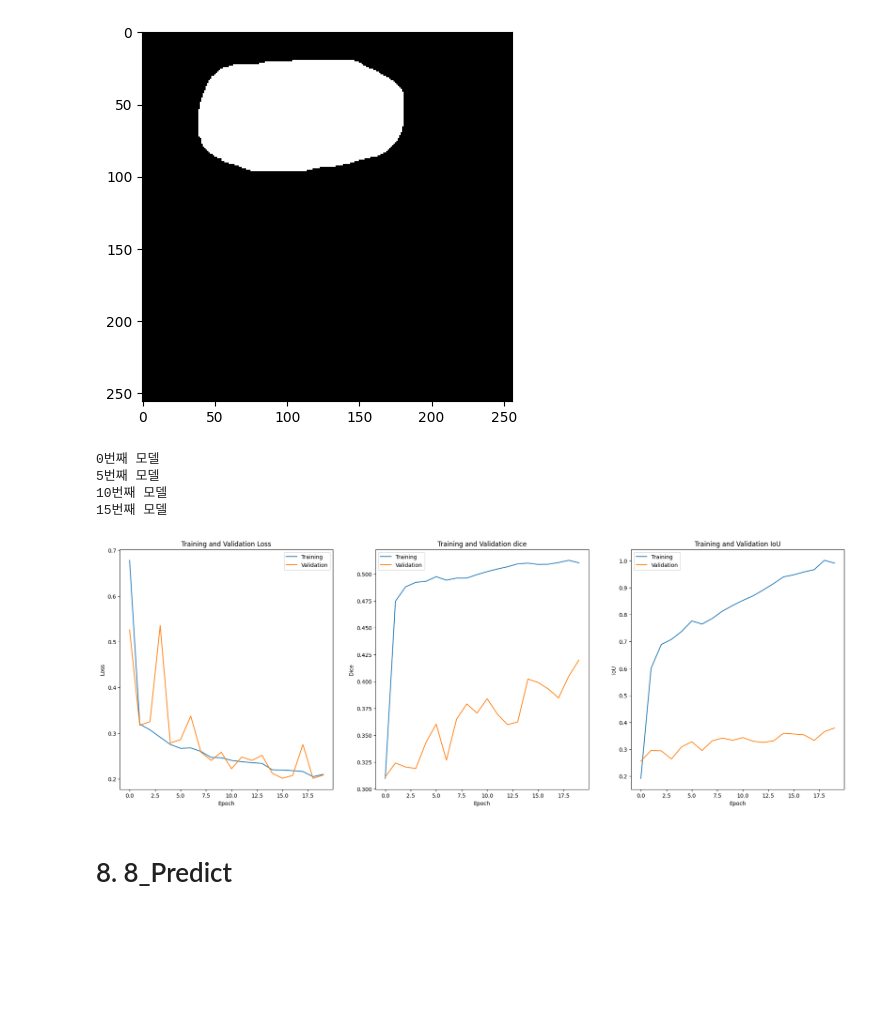
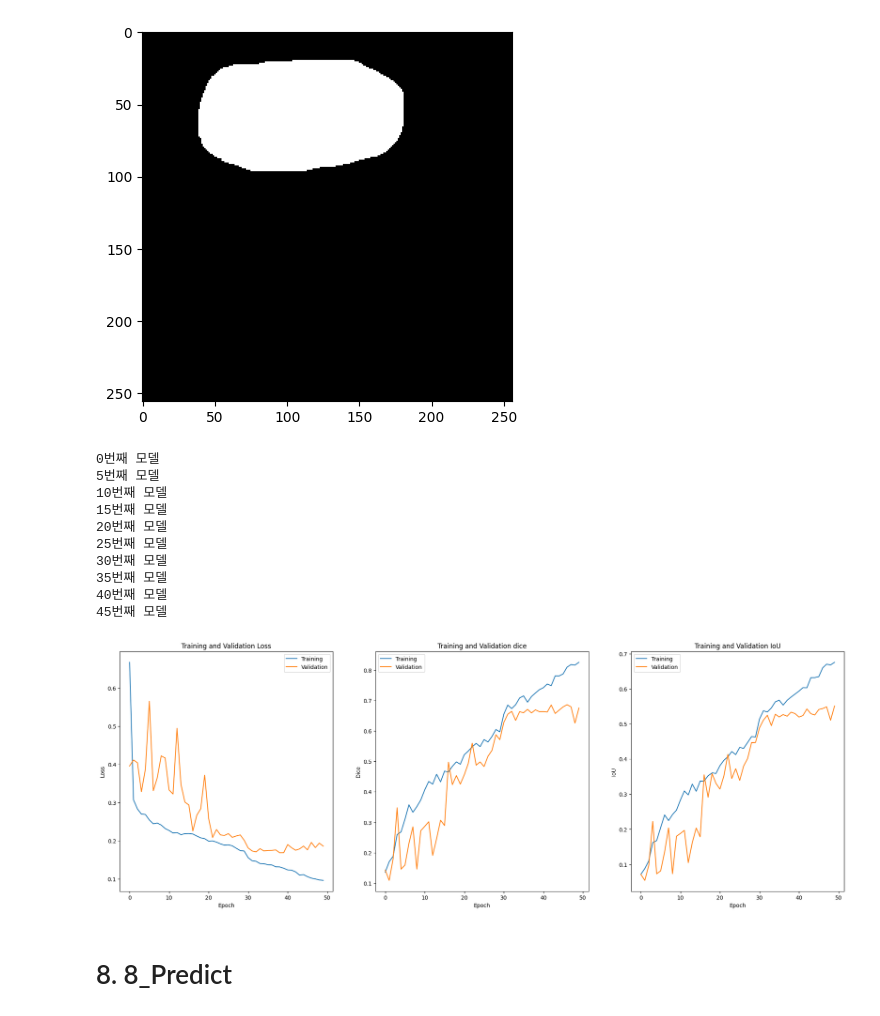
Before and after one commit to Dev-dtrezz/Breaset-Cancer-Segmentation, a Jupyter notebook: Breast Cancer Segmentation_02_train.ipynb, the cells around one changed output. Saved outputs shown, nothing was run; the diff lists cells and outputs as text; code cells hidden in the pictures; blank space fills up the shorter version.

```diff
--- a/Breast Cancer Segmentation_02_train.ipynb
+++ b/Breast Cancer Segmentation_02_train.ipynb
@@ -804,7 +855,7 @@ tensor([[[0, 0, 0,  ..., 0, 0, 0],
          [0, 0, 0,  ..., 0, 0, 0]]], device='cuda:0')
 [figure]
 # %%
-model_path = '/content/drive/MyDrive/03.Breast Cancer Segmentation/model_weights/240604_train1/'
+model_path = '/content/drive/MyDrive/03.Breast Cancer Segmentation/model_weights/240607_train4/'
 model_files = os.listdir(model_path)
 model_files = [os.path.join(model_path,i) for i in model_files]
 model_files = [file for file in model_files if 'best' not in file]
@@ -837,34 +888,40 @@ for i, model_file in enumerate(model_files):
 # 시각화
 fig, axs = plt.subplots(1, 3, figsize=(24,8))
 
 axs[0].plot(history_dic['epoch'], history_dic['train_loss'], label='Training')
 axs[0].plot(history_dic['epoch'], history_dic['valid_loss'], label='Validation')
 axs[0].set_title('Training and Validation Loss')
 axs[0].set_xlabel('Epoch')
 axs[0].set_ylabel('Loss')
 axs[0].legend()
 
 axs[1].plot(history_dic['epoch'], history_dic['train_dice'], label='Training')
 axs[1].plot(history_dic['epoch'], history_dic['valid_dice'], label='Validation')
 axs[1].set_title('Training and Validation dice')
 axs[1].set_xlabel('Epoch')
 axs[1].set_ylabel('Dice')
 axs[1].legend()
 
 axs[2].plot(history_dic['epoch'], history_dic['train_iou'], label='Training')
 axs[2].plot(history_dic['epoch'], history_dic['valid_iou'], label='Validation')
 axs[2].set_title('Training and Validation IoU')
 axs[2].set_xlabel('Epoch')
 axs[2].set_ylabel('IoU')
 axs[2].legend()
 
 plt.show()
 # %% [output]
 0번째 모델
 5번째 모델
 10번째 모델
 15번째 모델
+20번째 모델
+25번째 모델
+30번째 모델
+35번째 모델
+40번째 모델
+45번째 모델
-[figure, old version]
+[figure, new version]
 # %%
 # dataiter = iter(train_loader)
 # image, target = next(dataiter)
```
Also changed, not shown: parts of 23 cells of this notebook.
